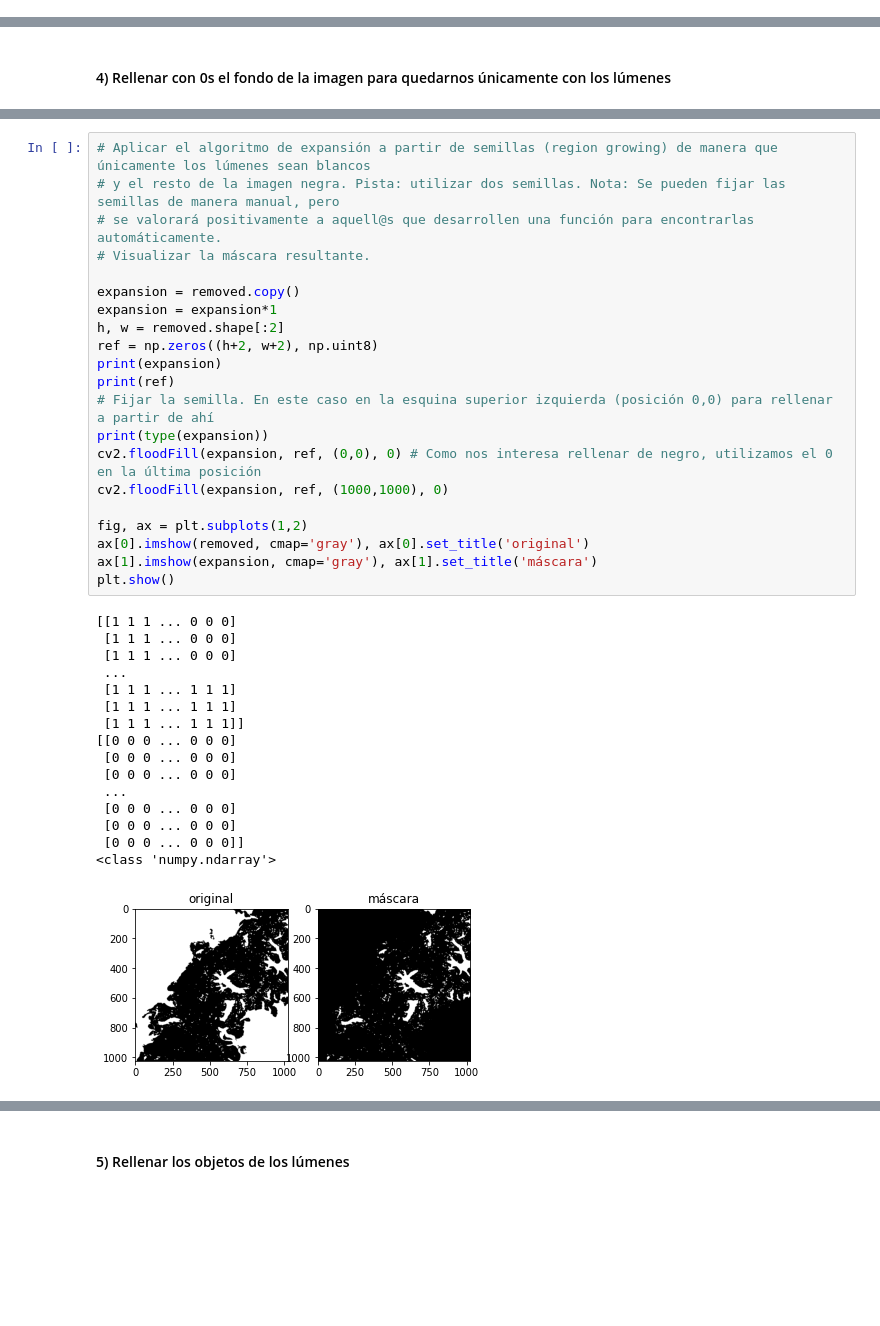
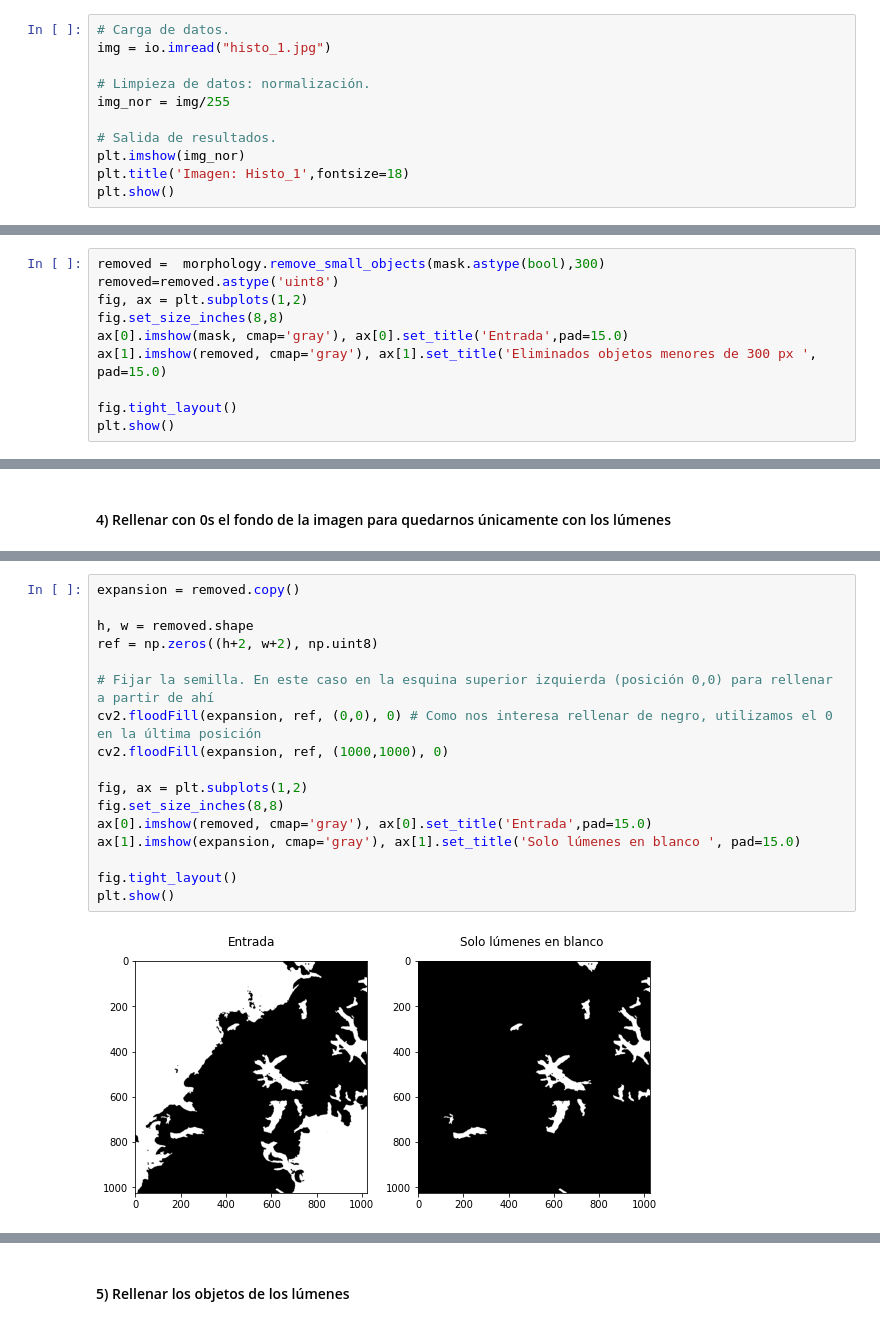
Before and after one commit to mariachurches/AprendizajeSupervisado, a Jupyter notebook: Enunciado_C1_P1/Actividad_C1_P1.ipynb, the cells around one changed output, grey strips where cells are left out. Cells and saved outputs as stored; diff of their text form; blank space fills up the shorter version.

```diff
--- a/Enunciado_C1_P1/Actividad_C1_P1.ipynb
+++ b/Enunciado_C1_P1/Actividad_C1_P1.ipynb
@@ -25,0 +24,11 @@ io.imshow(img_nor)
+# %%
+# Carga de datos.
+img = io.imread("histo_1.jpg")
+
+# Limpieza de datos: normalización.
+img_nor = img/255
+
+# Salida de resultados.
+plt.imshow(img_nor)
+plt.title('Imagen: Histo_1',fontsize=18)
+plt.show()
@@ -76,0 +133,10 @@ io.show()
+# %%
+removed =  morphology.remove_small_objects(mask.astype(bool),300)
+removed=removed.astype('uint8')
+fig, ax = plt.subplots(1,2)
+fig.set_size_inches(8,8)
+ax[0].imshow(mask, cmap='gray'), ax[0].set_title('Entrada',pad=15.0)
+ax[1].imshow(removed, cmap='gray'), ax[1].set_title('Eliminados objetos menores de 300 px ', pad=15.0)
+
+fig.tight_layout()
+plt.show()
@@ -79,38 +168,19 @@ io.show()
 # %%
-# Aplicar el algoritmo de expansión a partir de semillas (region growing) de manera que únicamente los lúmenes sean blancos
-# y el resto de la imagen negra. Pista: utilizar dos semillas. Nota: Se pueden fijar las semillas de manera manual, pero
-# se valorará positivamente a aquell@s que desarrollen una función para encontrarlas automáticamente.
-# Visualizar la máscara resultante.
+expansion = removed.copy()
 
-expansion = removed.copy()
-expansion = expansion*1
-h, w = removed.shape[:2]
+h, w = removed.shape
 ref = np.zeros((h+2, w+2), np.uint8)
-print(expansion)
-print(ref)
+
 # Fijar la semilla. En este caso en la esquina superior izquierda (posición 0,0) para rellenar a partir de ahí
-print(type(expansion))
 cv2.floodFill(expansion, ref, (0,0), 0) # Como nos interesa rellenar de negro, utilizamos el 0 en la última posición
 cv2.floodFill(expansion, ref, (1000,1000), 0)
 
 fig, ax = plt.subplots(1,2)
-ax[0].imshow(removed, cmap='gray'), ax[0].set_title('original')
-ax[1].imshow(expansion, cmap='gray'), ax[1].set_title('máscara')
+fig.set_size_inches(8,8)
+ax[0].imshow(removed, cmap='gray'), ax[0].set_title('Entrada',pad=15.0)
+ax[1].imshow(expansion, cmap='gray'), ax[1].set_title('Solo lúmenes en blanco ', pad=15.0)
+
+fig.tight_layout()
 plt.show()
 # %% [output]
-[[1 1 1 ... 0 0 0]
- [1 1 1 ... 0 0 0]
- [1 1 1 ... 0 0 0]
- ...
- [1 1 1 ... 1 1 1]
- [1 1 1 ... 1 1 1]
- [1 1 1 ... 1 1 1]]
-[[0 0 0 ... 0 0 0]
- [0 0 0 ... 0 0 0]
- [0 0 0 ... 0 0 0]
- ...
- [0 0 0 ... 0 0 0]
- [0 0 0 ... 0 0 0]
- [0 0 0 ... 0 0 0]]
-<class 'numpy.ndarray'>
-[figure, old version]
+[figure, new version]
```
Also changed, not shown: parts of 43 cells of this notebook.
